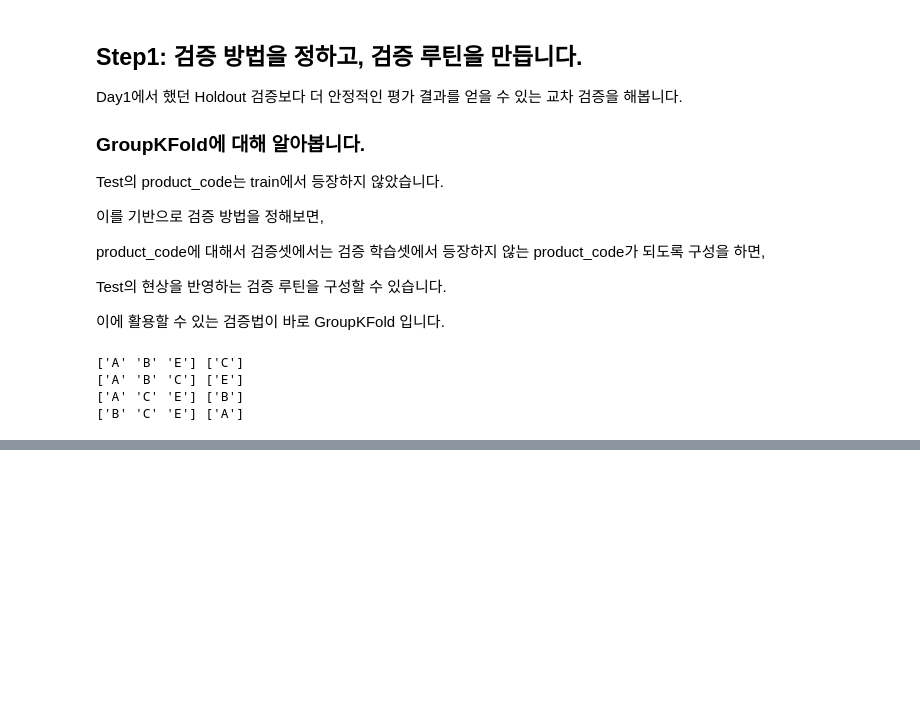
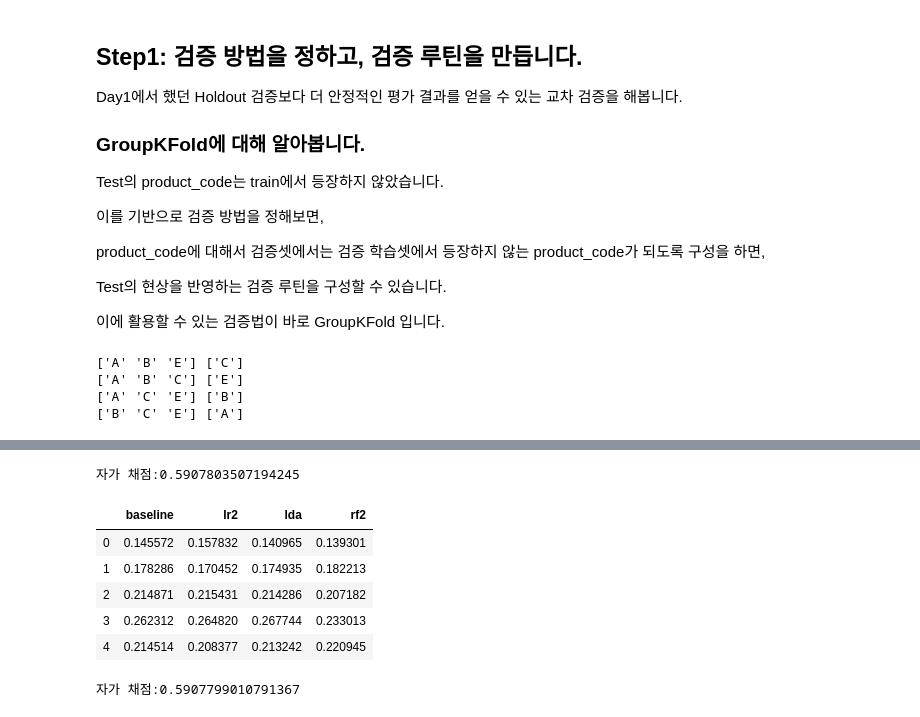
Before and after one commit to dowonjj/DS_lv3_2504_2, a Jupyter notebook: sec_ds_lv3_prob1_kaggle.ipynb, the cells around one changed output, grey strips where cells are left out. Drawn from its saved outputs; the diff is of its cells as text; code cells hidden in the pictures; blank space fills up the shorter version.

```diff
--- a/sec_ds_lv3_prob1_kaggle.ipynb
+++ b/sec_ds_lv3_prob1_kaggle.ipynb
@@ -505,0 +358,12 @@ from sklearn.linear_model import LogisticRegression
+# %%
+# lr2: LR + feature PCA(n_components = 7)
+from sklearn.decomposition import PCA
+
+# StandardScaler -> PCA, n_components=7
+ct = ColumnTransformer([
+    ('std_pca', make_pipeline(StandardScaler(), PCA(n_components = 7)), ['measurement_{}'.format(i) for i in range(18)]),
+    ('std', StandardScaler(), ['loading']),
+    ('pt', 'passthrough', ['na_1'])
+])
+clf_lr2 = make_pipeline(ct, LogisticRegression(solver='lbfgs', C=0.03))
+eval_model('lr2', clf_lr2)
@@ -505,0 +530,31 @@ from sklearn.linear_model import LogisticRegression
+# %%
+prd = select_model(clf_vt)
+print('자가 채점:{}'.format(roc_auc_score(s_ans, prd)))
+# %% [output]
+자가 채점:0.5907803507194245
+# %%
+# Voting  을 직접해 봅니다.
+
+model_list = [
+    ('baseline', clf_lr), # LR + SFS
+    ('lr2', clf_lr2), # LR.2: LR + feature PCA
+    ('lda', clf_lda), # LDA
+    ('rf2', clf_rf2), # RF + LDA
+]
+df_vt = pd.concat([
+    pd.Series(
+        clf.fit(df_train[X_all], df_train['failure']).predict_proba(df_test[X_all])[:, 1], name = name
+    ) for name, clf in model_list
+], axis = 1)
+df_vt.head()
+# %% [output]
+|  | baseline | lr2 | lda | rf2 |
+| 0 | 0.145572 | 0.157832 | 0.140965 | 0.139301 |
+| 1 | 0.178286 | 0.170452 | 0.174935 | 0.182213 |
+| 2 | 0.214871 | 0.215431 | 0.214286 | 0.207182 |
+| 3 | 0.262312 | 0.264820 | 0.267744 | 0.233013 |
+| 4 | 0.214514 | 0.208377 | 0.213242 | 0.220945 |
+# %%
+print('자가 채점:{}'.format(roc_auc_score(s_ans, df_vt.mean(axis = 1)))) # 0.5907803507194245
+# %% [output]
+자가 채점:0.5907799010791367
```
Also changed, not shown: parts of 45 cells of this notebook.
